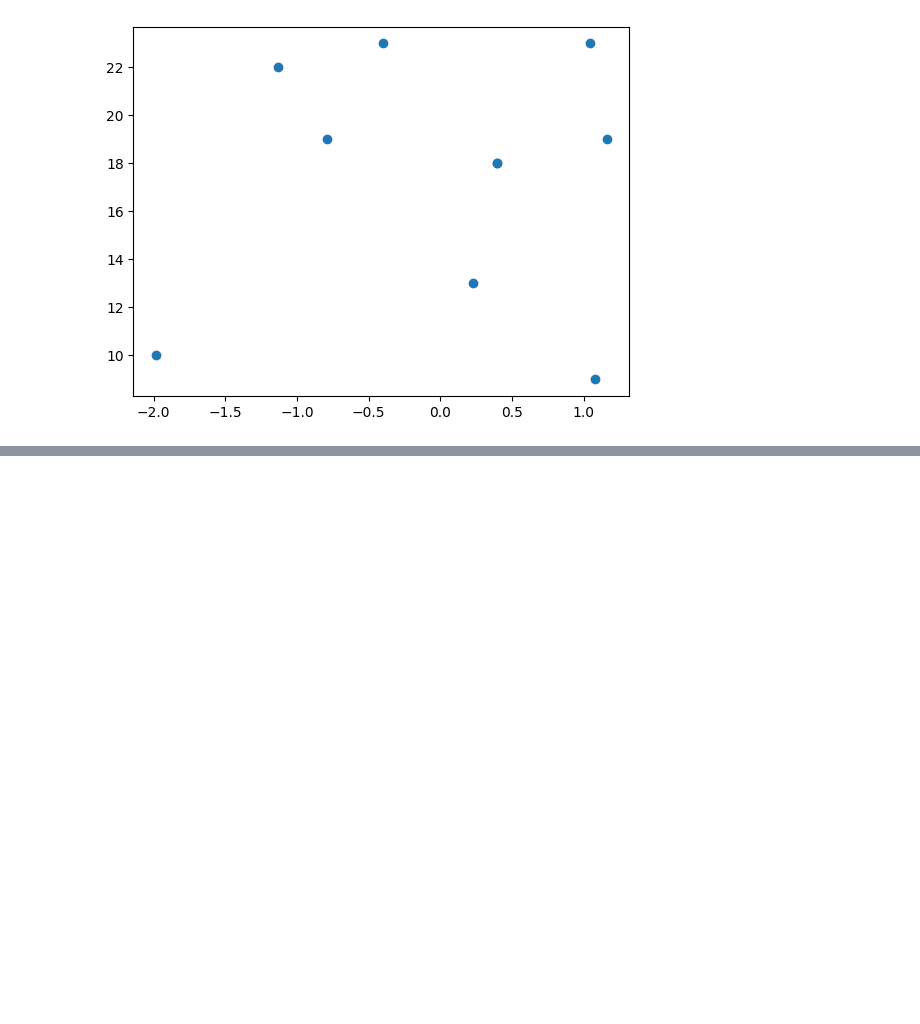
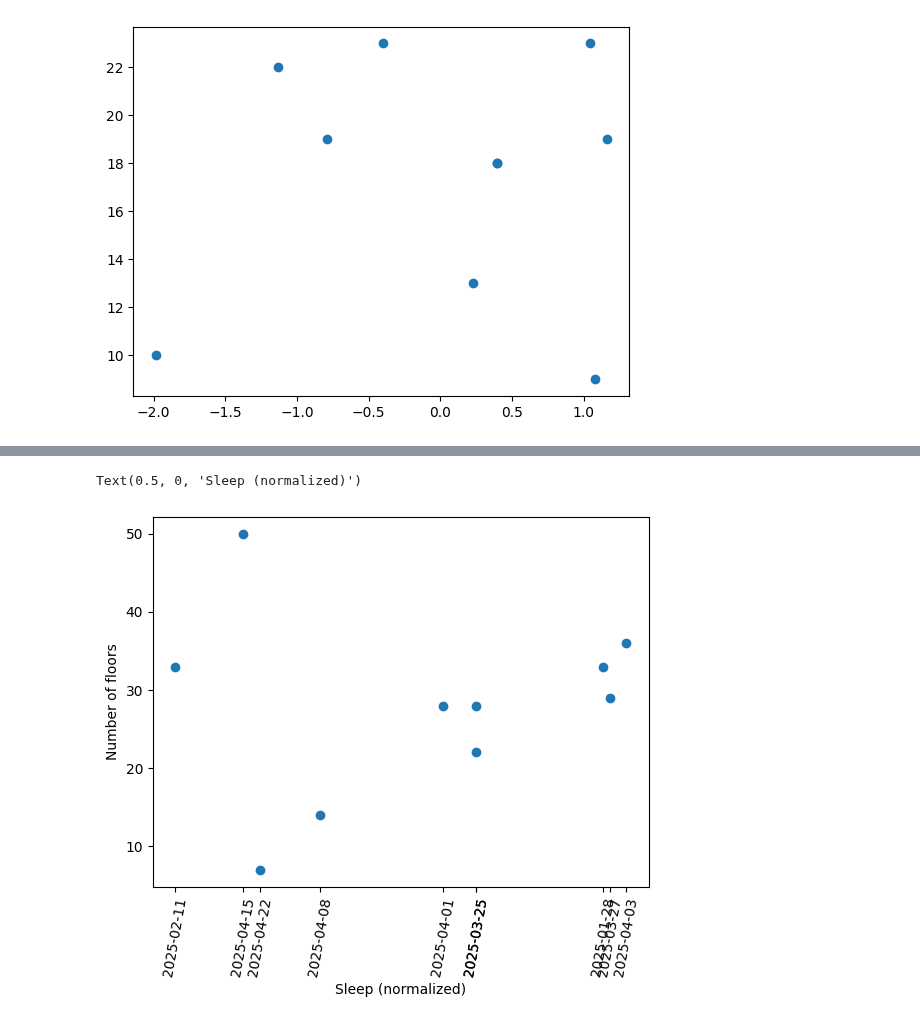
Before and after one commit to mattsmiths/biol470, a Jupyter notebook: week9/BIOL470_lecture_transcript_simple.ipynb, the cells around one changed output, grey strips where cells are left out. Cells and saved outputs as stored; diff of their text form; code cells hidden in the pictures; blank space fills up the shorter version.

```diff
--- a/week9/BIOL470_lecture_transcript_simple.ipynb
+++ b/week9/BIOL470_lecture_transcript_simple.ipynb
@@ -118,0 +196,14 @@ biokey = {'Minutes Asleep': np.array([ 1.0592655 ,  0.19269738, -1.84829857,  0.
+# %%
+from matplotlib import pyplot as plt
+import numpy as np
+y = biokey['Floors']
+x = sleep
+
+plt.scatter(x,y)
+tt = plt.xticks(x,lectureDates,rotation=80)
+
+plt.ylabel('Number of floors')
+plt.xlabel('Sleep (normalized)')
+# %% [output]
+Text(0.5, 0, 'Sleep (normalized)')
+[figure, added]
```
Also changed, not shown: parts of 4 cells of this notebook.
